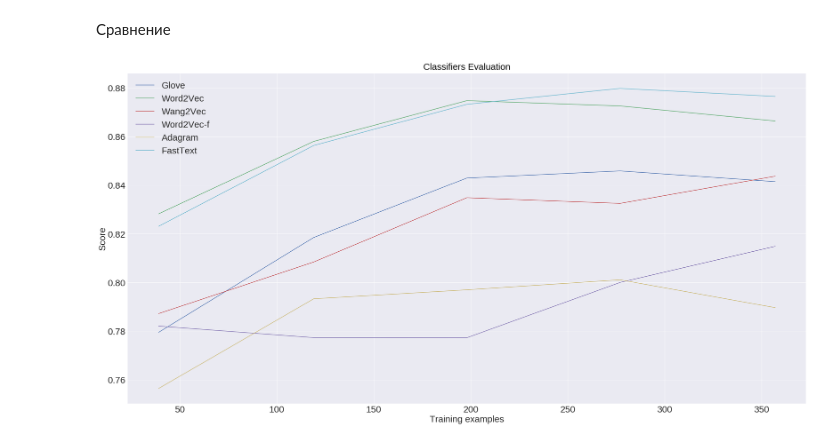
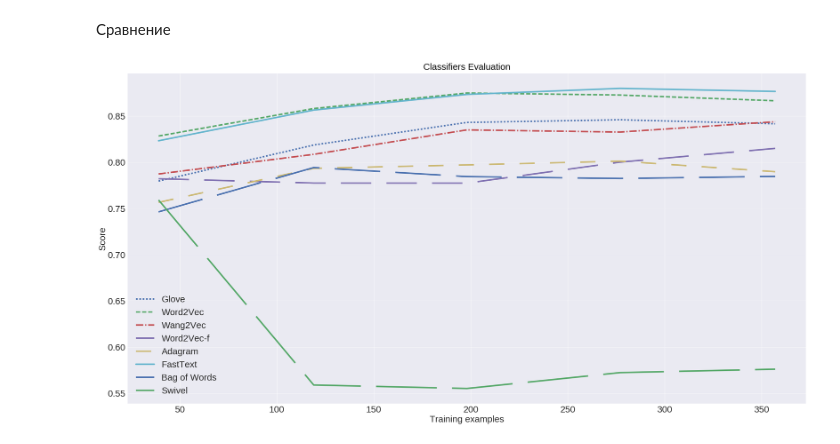
Before and after one commit to bakarov/2ch2vec, a Jupyter notebook: 2ch_supervised_algorithm.ipynb, the cells around one changed output. Saved outputs shown, nothing was run; the diff lists cells and outputs as text; code cells hidden in the pictures.

```diff
--- a/2ch_supervised_algorithm.ipynb
+++ b/2ch_supervised_algorithm.ipynb
@@ -167,3 +127,6 @@ adagram_vocab = ada_model.dictionary.word2id.keys()
+# %%
+swivel = Swivel('models/swivel.txt', 'models/swivel.bin')
+swivel_vocab = swivel.vocab
 # %% [markdown]
 Загрузка Fasttext-модели
 # %%
@@ -191,11 +154,6 @@ adagram_vectors = np.zeros(shape=(len(df),100), dtype='float32')
 
 for i, m in df.iterrows():
     adagram_vectors[i] = vectorize_message(m['text'], 'adagram', 100, adagram_vocab)
-# %%
-adagram_vectors = np.zeros(shape=(len(df),100), dtype='float32')
-
-for i, m in df.iterrows():
-    adagram_vectors[i] = vectorize_message(m['text'], 'adagram', 100, adagram_vocab)
 # %%
 w2vf_vectors = np.zeros(shape=(len(df),50), dtype='float32')
 
@@ -206,6 +164,16 @@ ft_vectors = np.zeros(shape=(len(df),100), dtype='float32')
 
 for i, m in df.iterrows():
     ft_vectors[i] = vectorize_message(m['text'], 'fasttext', 100, ft_vocab)
+# %%
+bow_vectors = np.zeros(shape=(len(df),1), dtype='float32')
+
+for i, m in df.iterrows():
+    bow_vectors[i] = vectorize_message(m['text'], 'bow', 1, bow)
+# %%
+swivel_vectors = np.zeros(shape=(len(df), 300), dtype='float32')
+
+for i, m in df.iterrows():
+    swivel_vectors[i] = vectorize_message(m['text'], 'swivel', 300, swivel_vocab)
 # %% [markdown]
 Сравнение
 # %%
@@ -222,26 +190,28 @@ def set_plt_params():
 # %%
 set_plt_params()
 
-for X, name in [(glove_vectors, 'Glove'),
-                (word2vec_vectors, 'Word2Vec'),
-                (wang2vec_vectors, 'Wang2Vec'),
-                (w2vf_vectors, 'Word2Vec-f'),
-                (adagram_vectors, 'Adagram'),
-                (ft_vectors, 'FastText'),
+for X, name, lstyle in [(glove_vectors, 'Glove', 'dotted'),
+                (word2vec_vectors, 'Word2Vec', 'dashed'),
+                (wang2vec_vectors, 'Wang2Vec', 'dashdot'),
+                (w2vf_vectors, 'Word2Vec-f',  (0, (20,10))),
+                (adagram_vectors, 'Adagram', (0,(10,10))),
+                (ft_vectors, 'FastText','solid'),
+                (bow_vectors, 'Bag of Words',(0,(30,10))),
+                (swivel_vectors, 'Swivel',(0,(40,10))),
                 ]:
     #estimator = SVC(C = 0.01, kernel = 'linear')
     estimator = KNeighborsClassifier(n_neighbors = 3)
     cv = ShuffleSplit(n_splits=10, test_size=0.1, random_state=0)
     train_sizes=np.linspace(0.1, 0.9, 5)
     train_sizes, train_scores, test_scores = learning_curve(estimator, X, Y, cv=cv, train_sizes=train_sizes)
     train_scores_mean = np.mean(train_scores, axis=1)
     train_scores_std = np.std(train_scores, axis=1)
     test_scores_mean = np.mean(test_scores, axis=1)
     test_scores_std = np.std(test_scores, axis=1)
-    plt.plot(train_sizes, train_scores_mean, label=name)
+    plt.plot(train_sizes, train_scores_mean, label=name, linewidth=5, linestyle=lstyle)
 
 plt.legend(loc='best', prop={'size':30})
 #plt.savefig('classifiers.png', bbox_inches='tight')
 plt.show()
 # %% [output]
-[figure, old version]
+[figure, new version]
```
Also changed, not shown: parts of 10 cells of this notebook, 1 other file.
